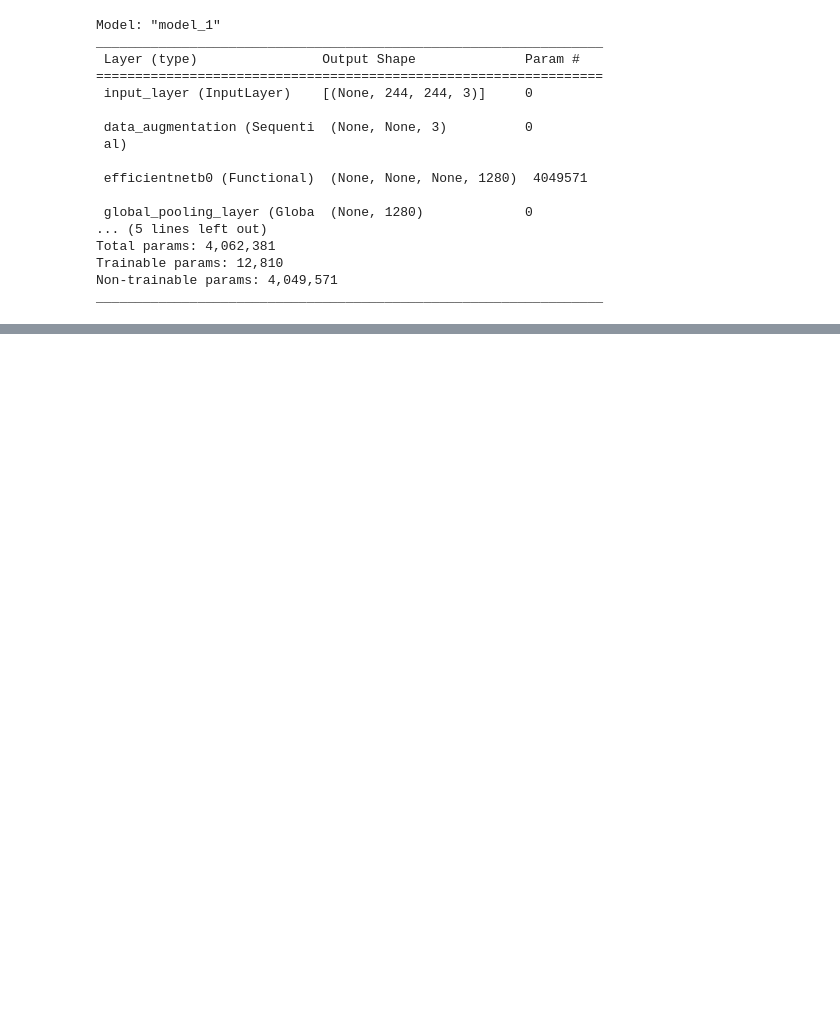
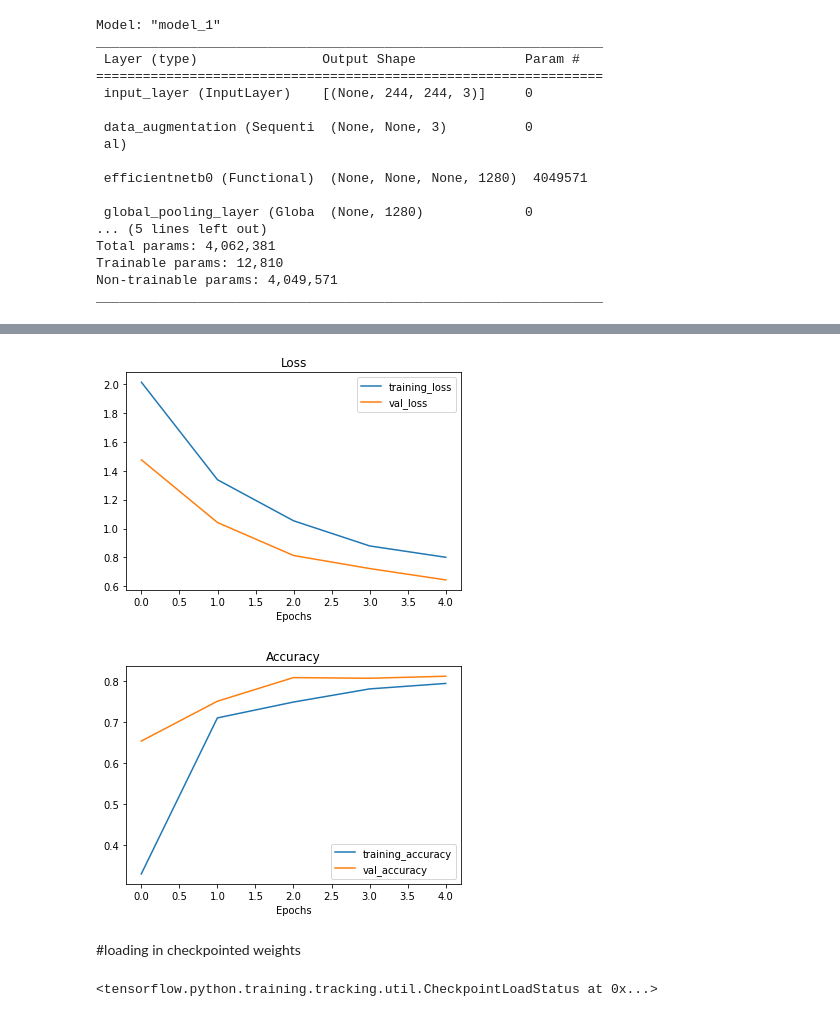
Before and after one commit to JacksonLeb/tensorflow_learning, a Jupyter notebook: 05_transfer_learning_fine_tuning.ipynb, the cells around one changed output, grey strips where cells are left out. Drawn from its saved outputs; the diff is of its cells as text; code cells hidden in the pictures; blank space fills up the shorter version.

```diff
--- a/05_transfer_learning_fine_tuning.ipynb
+++ b/05_transfer_learning_fine_tuning.ipynb
@@ -503,0 +526,16 @@ model_2.compile(loss="categorical_crossentropy",
+# %%
+checkpoint_path = "ten_percent_model_checkpoints_weights/checkpoints.ckpt"
+
+#create a model checkpoint callabck that saves the model's weights only
+checkpoint_callback = tf.keras.callbacks.ModelCheckpoint(filepath=checkpoint_path, save_weights_only=True, save_best_only=True, save_freq="epoch", verbose=1)
+# %%
+#fitting hte model
+initial_epochs = 5
+hisotry_10_percent_data_aug = model_2.fit(train_data_10_percent,
+                                          epochs=initial_epochs,
+                                          validation_data=test_data,
+                                          validation_steps=int(0.25 * len(test_data)),
+                                          callbacks=[create_tensorboard_callback(dir_name="transfer_learning",
+                                                                                 experiment_name="10_percent_data_aug"),
+                                                     checkpoint_callback]
+                                          )
@@ -503,0 +565,11 @@ model_2.compile(loss="categorical_crossentropy",
+# %%
+plot_loss_curves(hisotry_10_percent_data_aug)
+# %% [output]
+[figure, added]
+[figure, added]
+# %% [markdown]
+#loading in checkpointed weights
+# %%
+model_2.load_weights(checkpoint_path)
+# %% [output]
+<tensorflow.python.training.tracking.util.CheckpointLoadStatus at 0x...>
```
Also changed, not shown: parts of 55 cells of this notebook.
